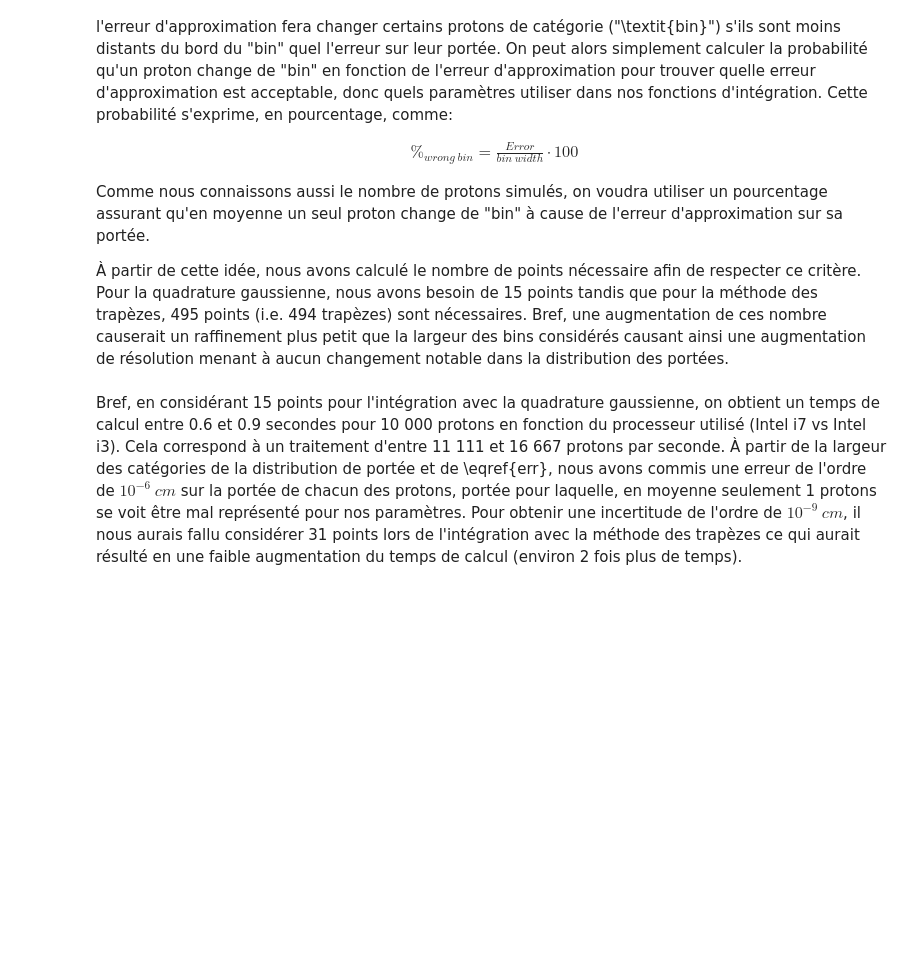
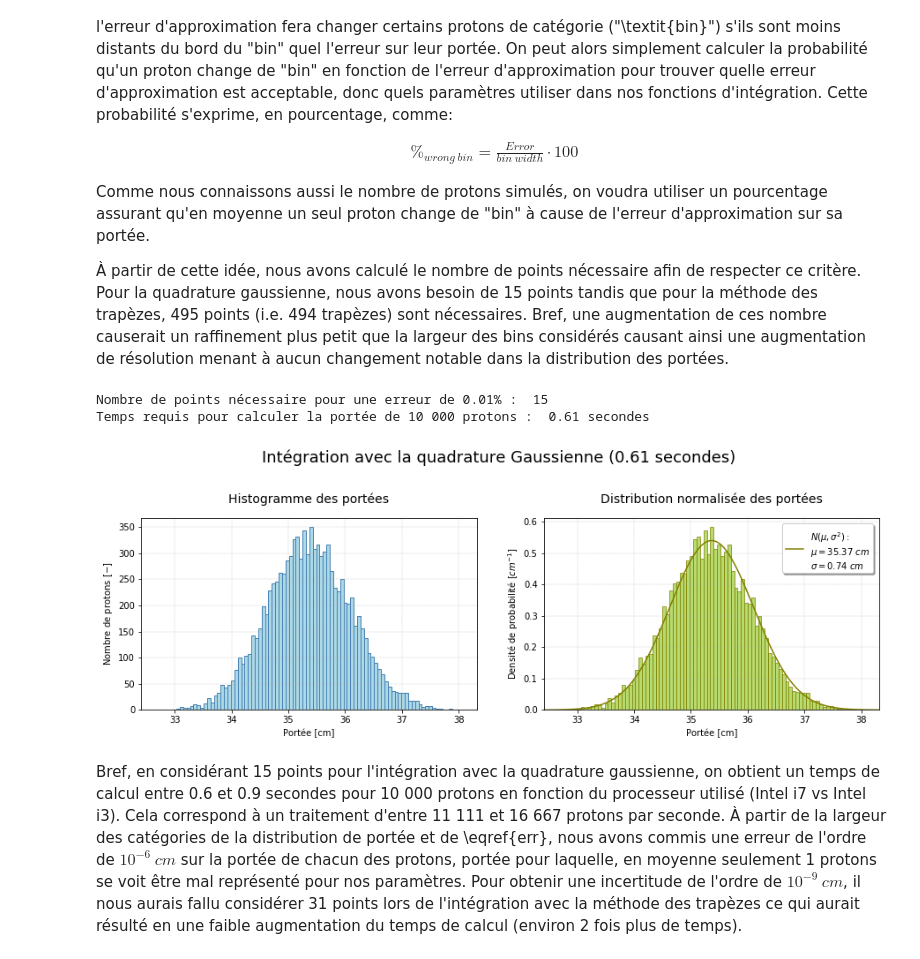
Before and after one commit to eliedl/Physique_numerique, a Jupyter notebook: TP1/TP1_total.ipynb, the cells around one changed output. Drawn from its saved outputs; the diff is of its cells as text; code cells hidden in the pictures; blank space fills up the shorter version.

```diff
--- a/TP1/TP1_total.ipynb
+++ b/TP1/TP1_total.ipynb
@@ -648,33 +662,41 @@ mu_quad, sigma_quad, x_fit_quad, y_quad, n_quad, x_quad, wid_quad = get_fitting_
 
 
 def plot_histo(mu, sigma, x_fit, y, n, x, wid, portee, time, typ):
     fig, ax = plt.subplots(1,2, figsize=(15,4))
 
     ax[0].hist(portee, 100, color='lightblue', edgecolor='steelblue')
     ax[0].set_title('Histogramme des portées', y=1.05, fontsize=14)
     ax[0].set_ylabel('Nombre de protons $[-]$')
     ax[0].set_xlabel('Portée [cm]')
+    ax[0].set_xlim([mu-4*sigma, mu+4*sigma])
+    ax[0].grid('True', which='Major', ls='--', linewidth=0.3)
 
     ax[1].bar(x[:-1], n, wid[:-1], alpha = 0.7, color='yellowgreen', edgecolor='olive')
     ax[1].plot(x_fit, y, color='olive',\
                label="$N(\mu, \sigma^2) : $\n$\mu = {}\ cm $\n$\sigma = {}\ cm$".format(np.round(mu, 2), np.round(sigma, 2)))
 
     ax[1].set_xlabel('Portée [cm]')
     ax[1].set_ylabel('Densité de probabilité $[cm^{-1}]$')
     ax[1].set_title('Distribution normalisée des portées', y=1.05, fontsize=14)
+    ax[1].set_xlim([mu-4*sigma, mu+4*sigma])
+    ax[1].grid('True', which='Major', ls='--', linewidth=0.3)
     ax[1].legend(bbox_to_anchor=(0.71, 0.97), loc=2, borderaxespad=0., fancybox=True, shadow=True)
 
     if typ == 'trapz':
         plt.suptitle('Intégration avec la méthode des trapèzes ({} secondes)'.format(time), fontsize=18, y=1.15)
     if typ == 'gauss':
         plt.suptitle('Intégration avec la quadrature Gaussienne ({} secondes)'.format(time), fontsize=18, y=1.15)
     if typ == 'sp':
         plt.suptitle('Intégration avec la méthode quad de Scipy ({} secondes)'.format(time), fontsize=18, y=1.15)
 
     plt.show()
 
 
 plot_histo(mu_quad, sigma_quad, x_fit_quad, y_quad, n_quad, x_quad, wid_quad, portee_quad, time_quad, 'gauss')
+# %% [output]
+Nombre de points nécessaire pour une erreur de 0.01% :  15
+Temps requis pour calculer la portée de 10 000 protons :  0.61 secondes
+[figure, added]
 # %% [markdown]
 Bref, en considérant 15 points pour l'intégration avec la quadrature gaussienne, on obtient un temps de calcul entre 0.6 et 0.9 secondes pour 10 000 protons en fonction du processeur utilisé (Intel i7 vs Intel i3). Cela correspond à un traitement d'entre  11 111 et 16 667 protons par seconde. À partir de la largeur des catégories de la distribution de portée et de \eqref{err}, nous avons commis une erreur de l'ordre de $10^{-6}\ cm$ sur la portée de chacun des protons, portée pour laquelle, en moyenne seulement 1 protons se voit être mal représenté pour nos paramètres. Pour obtenir une incertitude de l'ordre de $10^{-9}\ cm$, il nous aurais fallu considérer 31 points lors de l'intégration avec la méthode des trapèzes ce qui aurait résulté en une faible augmentation du temps de calcul (environ 2 fois plus de temps).
 # %% [markdown]
```
Also changed, not shown: parts of 15 cells of this notebook.
